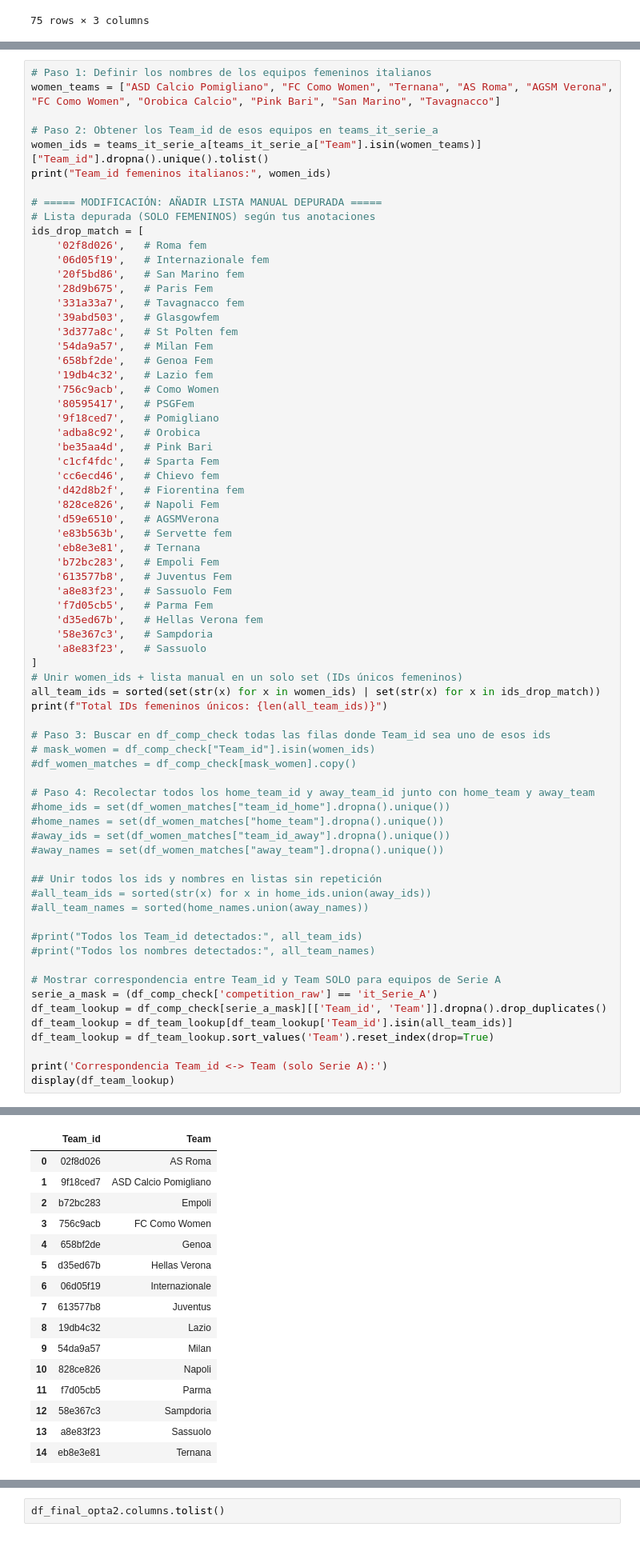
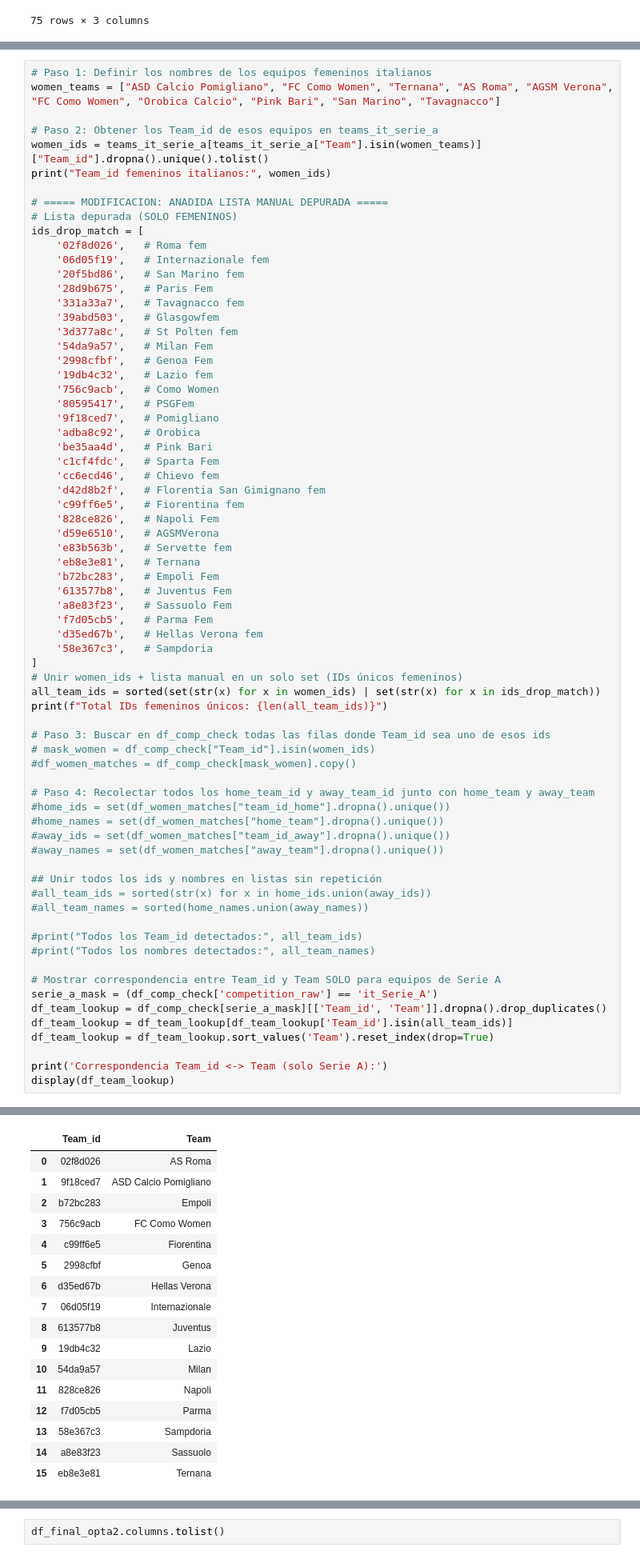
Before and after one commit to RAid10n/glicko2-match-predictor-mirror, a Jupyter notebook: Data/Carga.ipynb, the cells around one changed output, grey strips where cells are left out. Shown at 80% size. Drawn from its saved outputs; the diff is of its cells as text.

```diff
--- a/Data/Carga.ipynb
+++ b/Data/Carga.ipynb
@@ -1196,8 +1194,8 @@ women_teams = ["ASD Calcio Pomigliano", "FC Como Women", "Ternana", "AS Roma", "
 women_ids = teams_it_serie_a[teams_it_serie_a["Team"].isin(women_teams)]["Team_id"].dropna().unique().tolist()
 print("Team_id femeninos italianos:", women_ids)
 
-# ===== MODIFICACIÓN: AÑADIR LISTA MANUAL DEPURADA =====
-# Lista depurada (SOLO FEMENINOS) según tus anotaciones
+# ===== MODIFICACION: ANADIDA LISTA MANUAL DEPURADA =====
+# Lista depurada (SOLO FEMENINOS)
 ids_drop_match = [
     '02f8d026',   # Roma fem
     '06d05f19',   # Internazionale fem
@@ -1207,7 +1205,7 @@ ids_drop_match = [
     '39abd503',   # Glasgowfem
     '3d377a8c',   # St Polten fem
     '54da9a57',   # Milan Fem
-    '658bf2de',   # Genoa Fem
+    '2998cfbf',   # Genoa Fem
     '19db4c32',   # Lazio fem
     '756c9acb',   # Como Women
     '80595417',   # PSGFem
@@ -1216,7 +1214,8 @@ ids_drop_match = [
     'be35aa4d',   # Pink Bari
     'c1cf4fdc',   # Sparta Fem
     'cc6ecd46',   # Chievo fem
-    'd42d8b2f',   # Fiorentina fem
+    'd42d8b2f',   # Florentia San Gimignano fem
+    'c99ff6e5',   # Fiorentina fem
     '828ce826',   # Napoli Fem
     'd59e6510',   # AGSMVerona
     'e83b563b',   # Servette fem
@@ -1227,7 +1226,6 @@ ids_drop_match = [
     'f7d05cb5',   # Parma Fem
     'd35ed67b',   # Hellas Verona fem
     '58e367c3',   # Sampdoria
-    'a8e83f23',   # Sassuolo
 ]
 # Unir women_ids + lista manual en un solo set (IDs únicos femeninos)
 all_team_ids = sorted(set(str(x) for x in women_ids) | set(str(x) for x in ids_drop_match))
@@ -1264,20 +1262,21 @@ Total IDs femeninos únicos: 28
 Correspondencia Team_id <-> Team (solo Serie A):
 |  | Team_id | Team |
 | 0 | 02f8d026 | AS Roma |
 | 1 | 9f18ced7 | ASD Calcio Pomigliano |
 | 2 | b72bc283 | Empoli |
 | 3 | 756c9acb | FC Como Women |
-| 4 | 658bf2de | Genoa |
-| 5 | d35ed67b | Hellas Verona |
-| 6 | 06d05f19 | Internazionale |
-| 7 | 613577b8 | Juventus |
-| 8 | 19db4c32 | Lazio |
-| 9 | 54da9a57 | Milan |
-| 10 | 828ce826 | Napoli |
-| 11 | f7d05cb5 | Parma |
-| 12 | 58e367c3 | Sampdoria |
-| 13 | a8e83f23 | Sassuolo |
-| 14 | eb8e3e81 | Ternana |
+| 4 | c99ff6e5 | Fiorentina |
+| 5 | 2998cfbf | Genoa |
+| 6 | d35ed67b | Hellas Verona |
+| 7 | 06d05f19 | Internazionale |
+| 8 | 613577b8 | Juventus |
+| 9 | 19db4c32 | Lazio |
+| 10 | 54da9a57 | Milan |
+| 11 | 828ce826 | Napoli |
+| 12 | f7d05cb5 | Parma |
+| 13 | 58e367c3 | Sampdoria |
+| 14 | a8e83f23 | Sassuolo |
+| 15 | eb8e3e81 | Ternana |
 # %%
 # IDs de equipos femeninos a investigar
 ids_ejemplo = ['756c9acb', '9f18ced7']  # Como Women y Pomigliano
```
Also changed, not shown: parts of 25 cells of this notebook.
